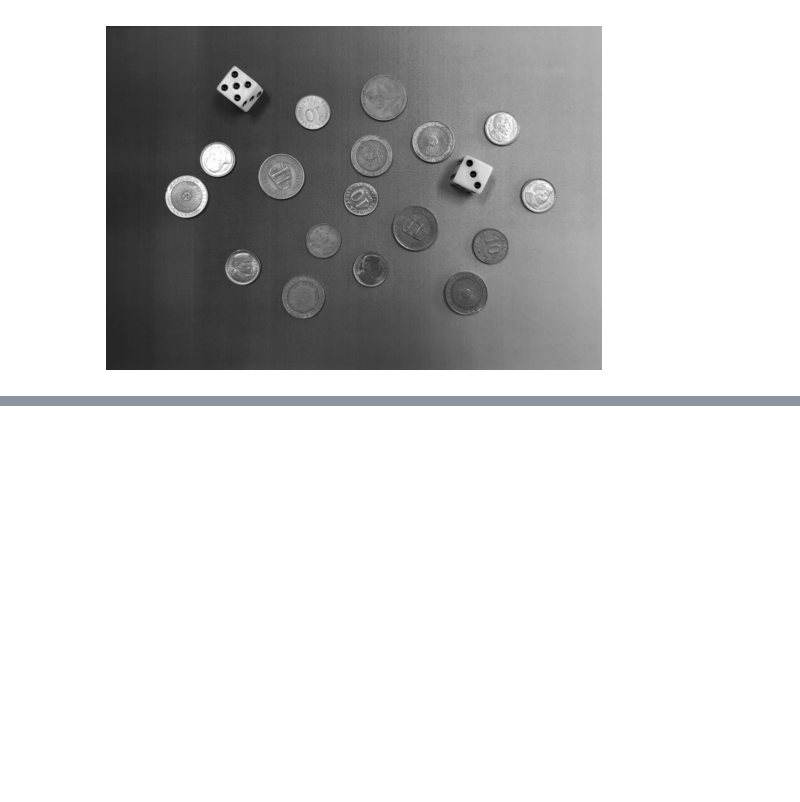
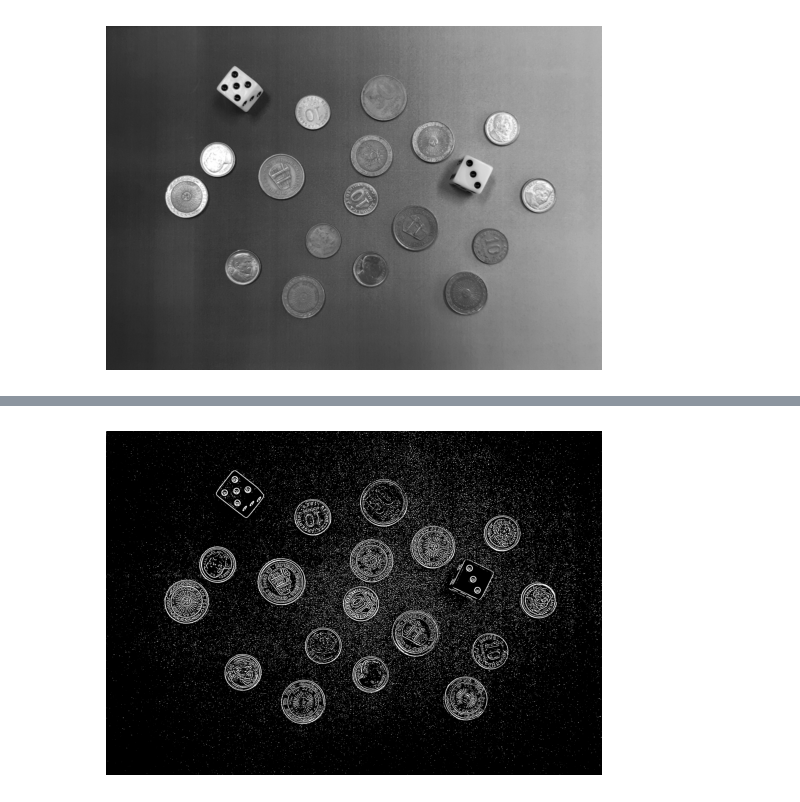
Before and after one commit to maxiromano/tp2_pdi_Molina_Romano, a Jupyter notebook: parte1.ipynb, the cells around one changed output, grey strips where cells are left out. Saved outputs shown, nothing was run; the diff lists cells and outputs as text; code cells hidden in the pictures; blank space fills up the shorter version.

Commit message:
Umbralado y deteccion componentes

```diff
--- a/parte1.ipynb
+++ b/parte1.ipynb
@@ -70,0 +90,16 @@ plt.show()
+# %%
+# hay que hacer umbralado local (vecinos)
+img_umbralado_oscuro = cv2.adaptiveThreshold(
+        img_gris_blur,
+        255,
+        cv2.ADAPTIVE_THRESH_GAUSSIAN_C,
+        cv2.THRESH_BINARY_INV,   # objetos oscuros
+        11, # Tamaño del bloque (vecindario)
+        2   # Constante C
+    )
+
+plt.imshow(img_umbralado_oscuro, cmap='gray')
+plt.axis('off')
+plt.show()
+# %% [output]
+[figure, added]
```
Also changed, not shown: parts of 14 cells of this notebook.
